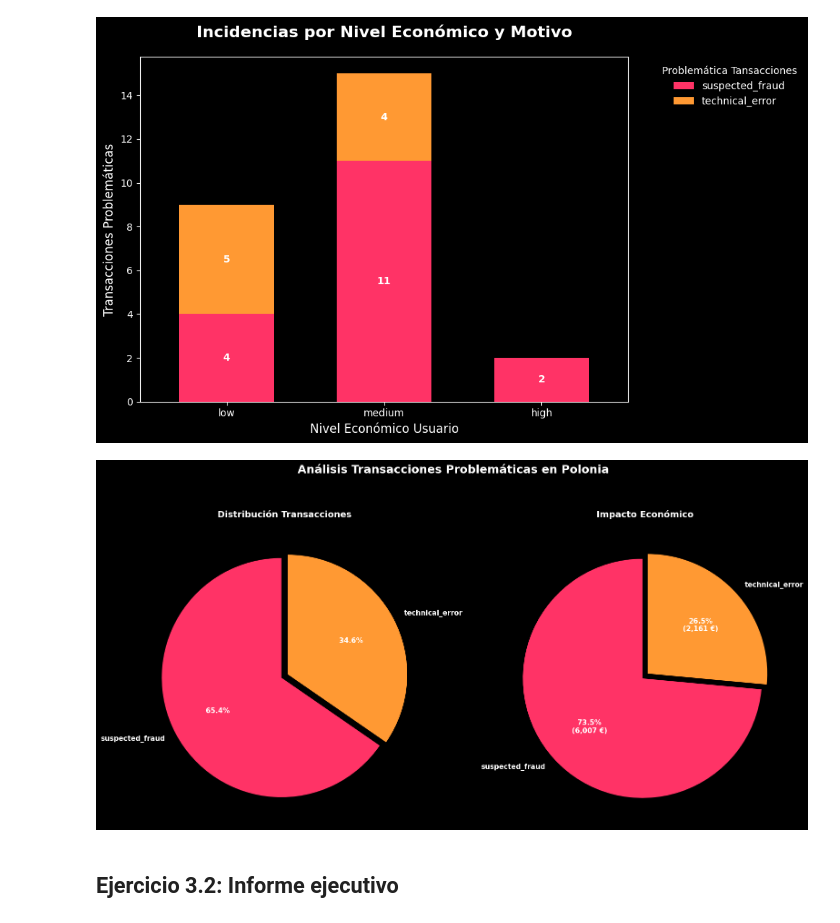
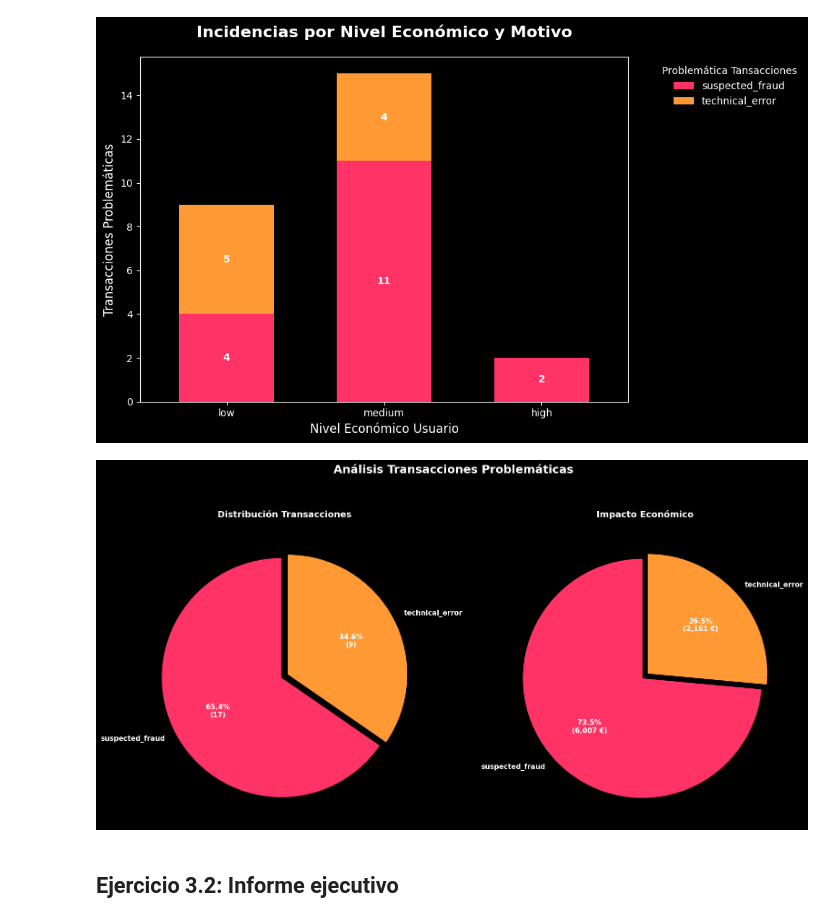
Before and after one commit to jordi-cx/it_academy, a Jupyter notebook: sprint_09_jcx_wip.ipynb, the cells around one changed output. Cells and saved outputs as stored; diff of their text form; code cells hidden in the pictures.

```diff
--- a/sprint_09_jcx_wip.ipynb
+++ b/sprint_09_jcx_wip.ipynb
@@ -2057,40 +2057,36 @@ plt.show()
 # Mini-dashboard Visualización de Transacciones problemáticas
 
 plt.style.use('dark_background')
 fig, axes = plt.subplots(1, 2, figsize=(16, 8))
 
 motivos_declined.plot(
     kind='pie',
     ax=axes[0], # Posición primer gráfico
-    autopct='%1.1f%%',
+    autopct=lambda p: f'{p:.1f}%\n({int(round(p * motivos_declined.sum() / 100))})',
     startangle=90,
     colors=['#FF3366', '#FF9933', '#00E5FF', '#B026FF'],
     explode=[0.03] * len(motivos_declined),
     ylabel='',
     textprops={'fontsize': 11, 'fontweight': 'bold', 'color': 'white'}
 )
 axes[0].set_title('Distribución Transacciones', fontsize=14, fontweight='bold', pad=15)
 
-def formato_etiquetas(pct, valores):
-    valor_absoluto = (pct / 100.) * sum(valores)
-    return f"{pct:.1f}%\n({valor_absoluto:,.0f} €)"
-
 importes_declined.plot(
     kind='pie',
     ax=axes[1], # Posición segundo gráfico
-    autopct=lambda pct: formato_etiquetas(pct, importes_declined),
+    autopct=lambda p: f'{p:.1f}%\n({(p * importes_declined.sum() / 100):,.0f} €)',
     startangle=90,
     colors=['#FF3366', '#FF9933', '#00E5FF', '#B026FF'],
     explode=[0.03] * len(importes_declined),
     ylabel='',
     textprops={'fontsize': 11, 'fontweight': 'bold', 'color': 'white'}
 )
 axes[1].set_title('Impacto Económico', fontsize=14, fontweight='bold', pad=15)
 
-plt.suptitle('Análisis Transacciones Problemáticas en Polonia', fontsize=18, fontweight='bold', y=1.05)
+plt.suptitle('Análisis Transacciones Problemáticas', fontsize=18, fontweight='bold', y=1.05)
 plt.tight_layout()
 plt.show()
 # %% [output]
-[figure, old version]
+[figure, new version]
 # %% [markdown]
 ## Ejercicio 3.2: Informe ejecutivo
```
